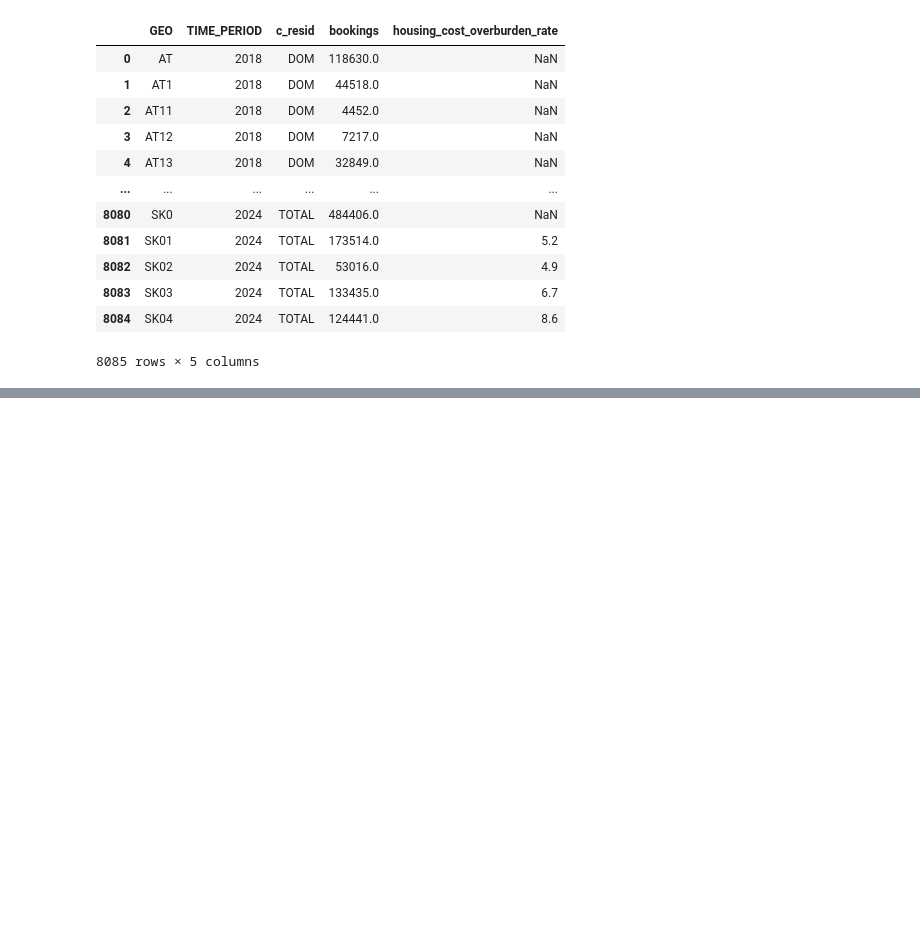
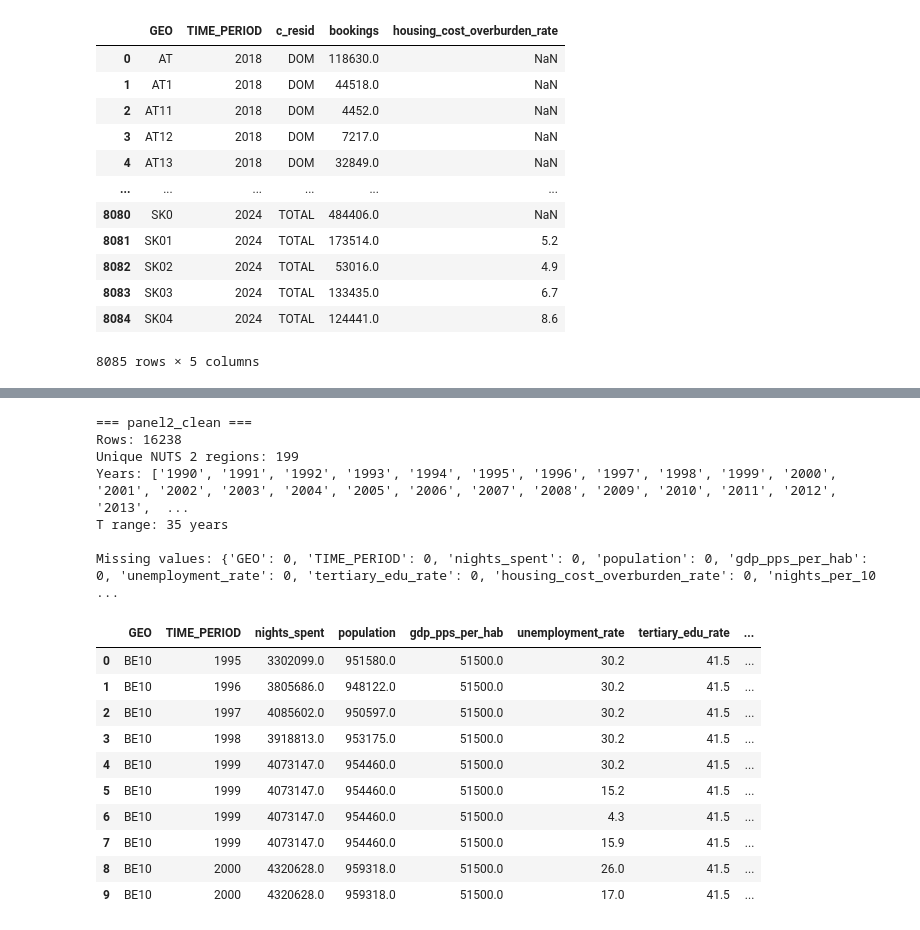
Before and after one commit to hawk-s/tourism_analysis_idea, a Jupyter notebook: analysis.ipynb, the cells around one changed output, grey strips where cells are left out. Cells and saved outputs as stored; diff of their text form; code cells hidden in the pictures; blank space fills up the shorter version.

```diff
--- a/analysis.ipynb
+++ b/analysis.ipynb
@@ -149,0 +571,52 @@ Coverage (non-null housing values): 3444 / 8085
+# %%
+# --- Rebuild panel using nights_spent (longer series) instead of bookings ---
+
+panel2 = nights_nuts2.copy()
+
+for df, lbl in [
+    (pop_nuts2,     'population'),
+    (gdp_nuts2,     'gdp_pps_per_hab'),
+    (unemp_nuts2,   'unemployment_rate'),
+    (edu_nuts2,     'tertiary_edu_rate'),
+    (housing_nuts2, 'housing_cost_overburden_rate'),
+]:
+    panel2 = panel2.merge(df, on=['GEO', 'TIME_PERIOD'], how='left')
+
+# Per-capita transformation
+panel2['nights_per_100k'] = (panel2['nights_spent'] / panel2['population']) * 100_000
+
+# Sort and fill covariates within region
+panel2 = panel2.sort_values(['GEO', 'TIME_PERIOD']).reset_index(drop=True)
+panel2 = panel2.dropna(subset=['nights_spent', 'population'])
+
+cov_cols = ['gdp_pps_per_hab', 'unemployment_rate', 'tertiary_edu_rate', 'housing_cost_overburden_rate']
+panel2[cov_cols] = panel2.groupby('GEO')[cov_cols].transform(lambda s: s.ffill().bfill())
+
+panel2_clean = panel2.dropna().reset_index(drop=True)
+
+print("=== panel2_clean ===")
+print(f"Rows: {len(panel2_clean)}")
+print(f"Unique NUTS 2 regions: {panel2_clean['GEO'].nunique()}")
+print(f"Years: {sorted(panel2_clean['TIME_PERIOD'].unique())}")
+print(f"T range: {panel2_clean['TIME_PERIOD'].nunique()} years")
+print("\nMissing values:", panel2_clean.isnull().sum().to_dict())
+panel2_clean.head(10)
+# %% [output]
+=== panel2_clean ===
+Rows: 16238
+Unique NUTS 2 regions: 199
+Years: ['1990', '1991', '1992', '1993', '1994', '1995', '1996', '1997', '1998', '1999', '2000', '2001', '2002', '2003', '2004', '2005', '2006', '2007', '2008', '2009', '2010', '2011', '2012', '2013',  ...
+T range: 35 years
+
+Missing values: {'GEO': 0, 'TIME_PERIOD': 0, 'nights_spent': 0, 'population': 0, 'gdp_pps_per_hab': 0, 'unemployment_rate': 0, 'tertiary_edu_rate': 0, 'housing_cost_overburden_rate': 0, 'nights_per_10 ...
+|  | GEO | TIME_PERIOD | nights_spent | population | gdp_pps_per_hab | unemployment_rate | tertiary_edu_rate | ... |
+| 0 | BE10 | 1995 | 3302099.0 | 951580.0 | 51500.0 | 30.2 | 41.5 | ... |
+| 1 | BE10 | 1996 | 3805686.0 | 948122.0 | 51500.0 | 30.2 | 41.5 | ... |
+| 2 | BE10 | 1997 | 4085602.0 | 950597.0 | 51500.0 | 30.2 | 41.5 | ... |
+| 3 | BE10 | 1998 | 3918813.0 | 953175.0 | 51500.0 | 30.2 | 41.5 | ... |
+| 4 | BE10 | 1999 | 4073147.0 | 954460.0 | 51500.0 | 30.2 | 41.5 | ... |
+| 5 | BE10 | 1999 | 4073147.0 | 954460.0 | 51500.0 | 15.2 | 41.5 | ... |
+| 6 | BE10 | 1999 | 4073147.0 | 954460.0 | 51500.0 | 4.3 | 41.5 | ... |
+| 7 | BE10 | 1999 | 4073147.0 | 954460.0 | 51500.0 | 15.9 | 41.5 | ... |
+| 8 | BE10 | 2000 | 4320628.0 | 959318.0 | 51500.0 | 26.0 | 41.5 | ... |
+| 9 | BE10 | 2000 | 4320628.0 | 959318.0 | 51500.0 | 17.0 | 41.5 | ... |
```
Also changed, not shown: parts of 22 cells of this notebook.
